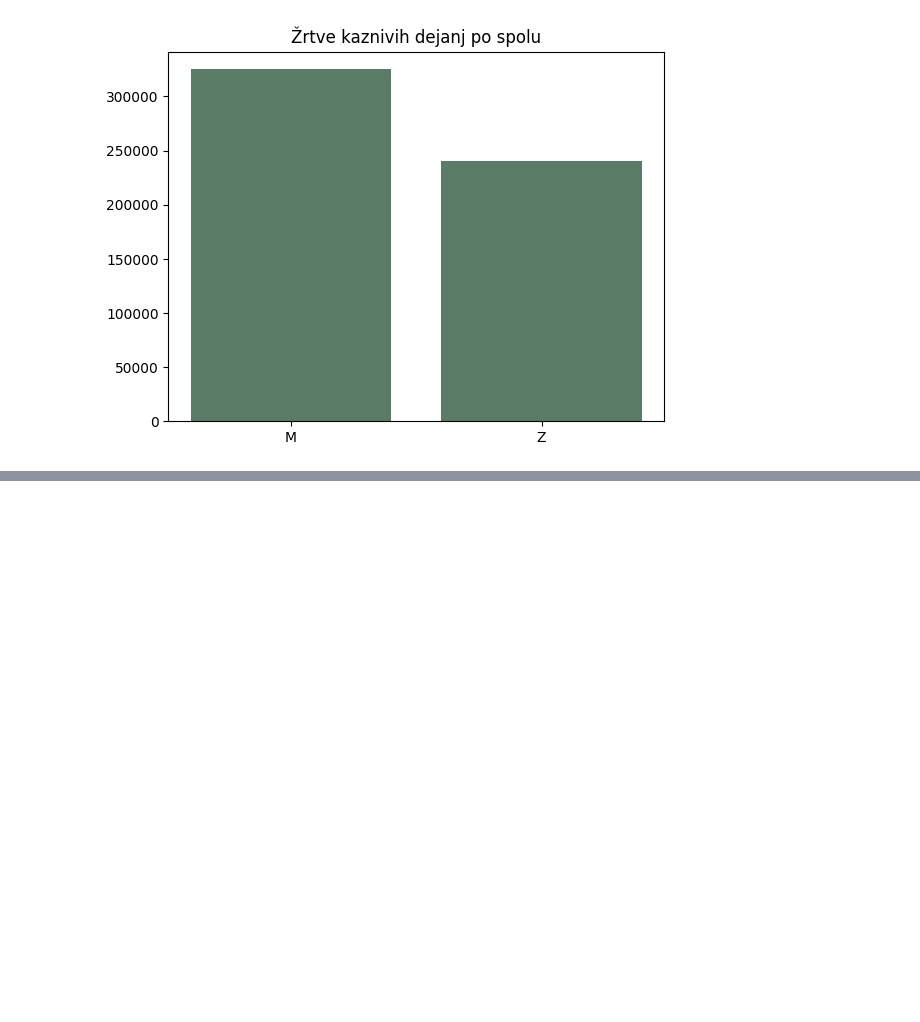
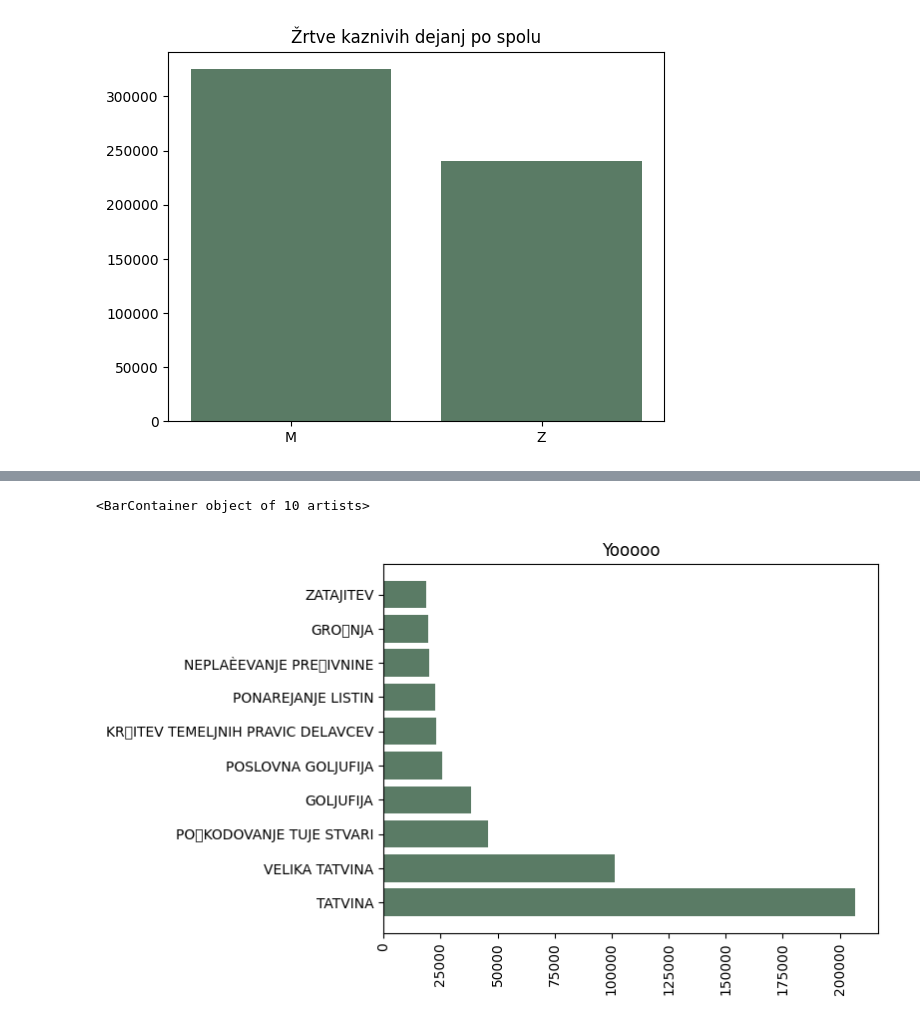
Before and after one commit to andrazadamic/PR22SPAPAAMJ, a Jupyter notebook: seminarska.ipynb, the cells around one changed output, grey strips where cells are left out. Saved outputs shown, nothing was run; the diff lists cells and outputs as text; code cells hidden in the pictures; blank space fills up the shorter version.

```diff
--- a/seminarska.ipynb
+++ b/seminarska.ipynb
@@ -96,0 +87,17 @@ plt.bar(u, l, color='#5A7B65')
+# %%
+vkd = list(kd['OpisKD'].unique())
+vrstaKaznivihDejanj = {}
+for v in vkd:
+    if v.split("'")[0].split('-')[-1].strip() in vrstaKaznivihDejanj :
+        vrstaKaznivihDejanj[v.split("'")[0].split('-')[-1].strip()] += np.unique(np.asarray(kd.loc[kd['OpisKD'] == v, ['ZaporednaStevilkaKD']])).size
+    else:
+        vrstaKaznivihDejanj[v.split("'")[0].split('-')[-1].strip()] = np.unique(np.asarray(kd.loc[kd['OpisKD'] == v, ['ZaporednaStevilkaKD']])).size
+# %%
+x, y = zip(*sorted(vrstaKaznivihDejanj.items(), key=lambda x: x[1], reverse=True)[:10])
+plt.figure()
+plt.title('Yooooo')
+plt.xticks(rotation=90)
+plt.barh(x, y, color='#5A7B65')
+# %% [output]
+<BarContainer object of 10 artists>
+[figure, added]
```
Also changed, not shown: parts of 9 cells of this notebook.
